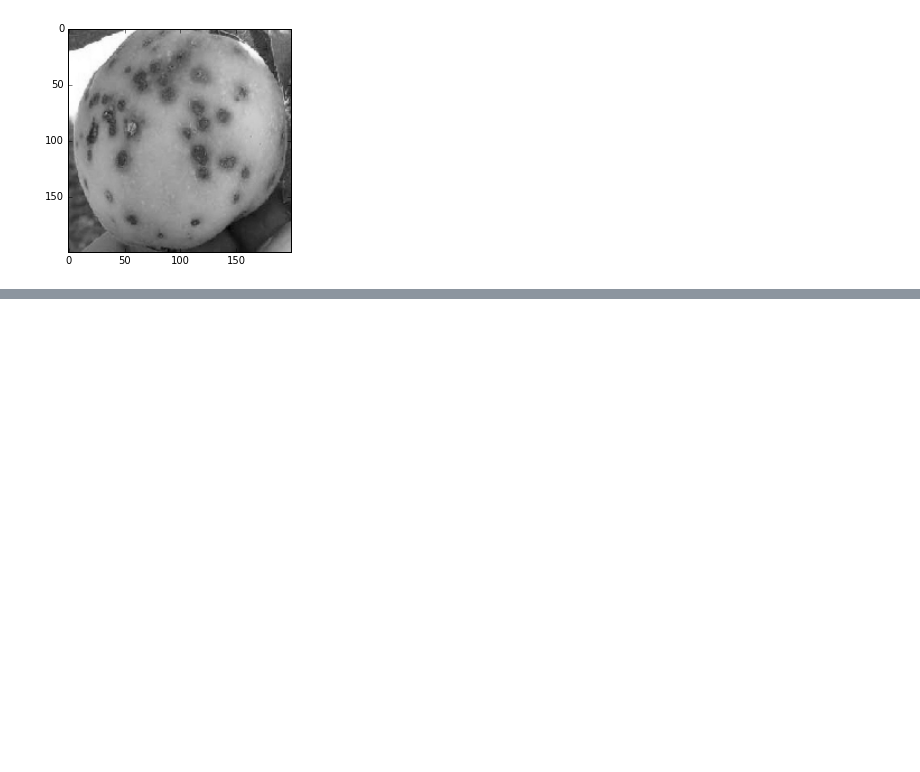
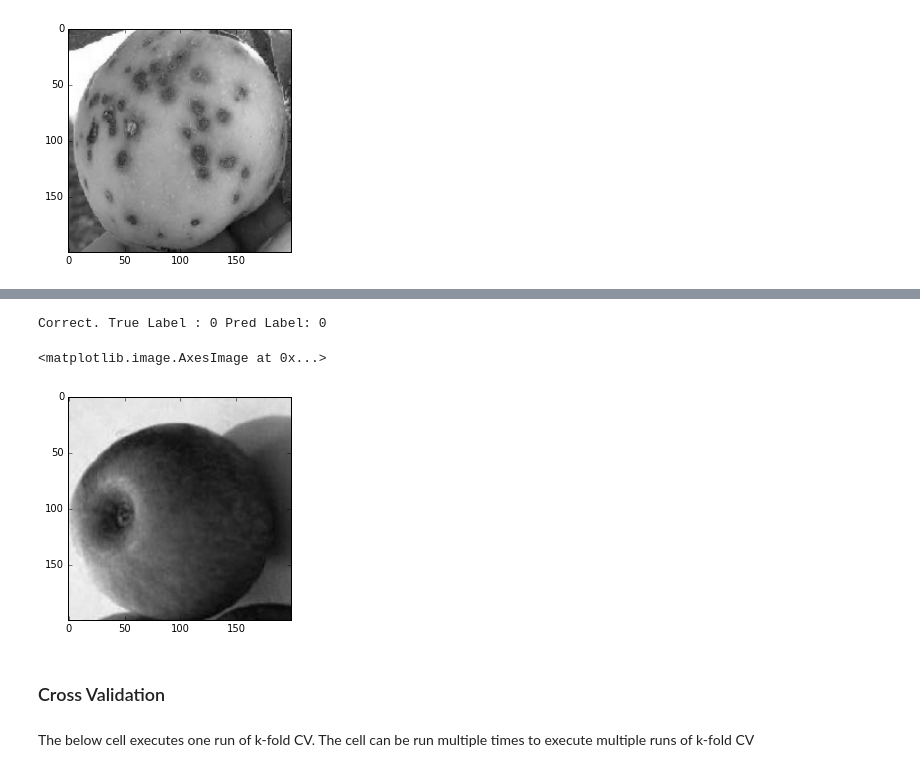
Before and after one commit to rsk2327/Work, a Jupyter notebook: Logistic_Apple_Classification/Main.ipynb, the cells around one changed output, grey strips where cells are left out. Drawn from its saved outputs; the diff is of its cells as text; code cells hidden in the pictures; blank space fills up the shorter version.

```diff
--- a/Logistic_Apple_Classification/Main.ipynb
+++ b/Logistic_Apple_Classification/Main.ipynb
@@ -104,0 +232,19 @@ for i in range(nEpochs):
+# %%
+#Visualizing the output
+i = 33
+img = imgData[i]
+label = imgLabel[i]
+pred = predict(data=img,weight=W)
+result = "Correct" if label==pred else "Incorrect"
+
+print(result+". True Label : "+str(label)+" Pred Label: "+str(pred))
+
+plt.imshow(np.reshape(img,(200,200)),cmap='gray')
+# %% [output]
+Correct. True Label : 0 Pred Label: 0
+<matplotlib.image.AxesImage at 0x...>
+[figure, added]
+# %% [markdown]
+### Cross Validation
+# %% [markdown]
+The below cell executes one run of k-fold CV. The cell can be run multiple times to execute multiple runs of k-fold CV
```
Also changed, not shown: parts of 13 cells of this notebook.
